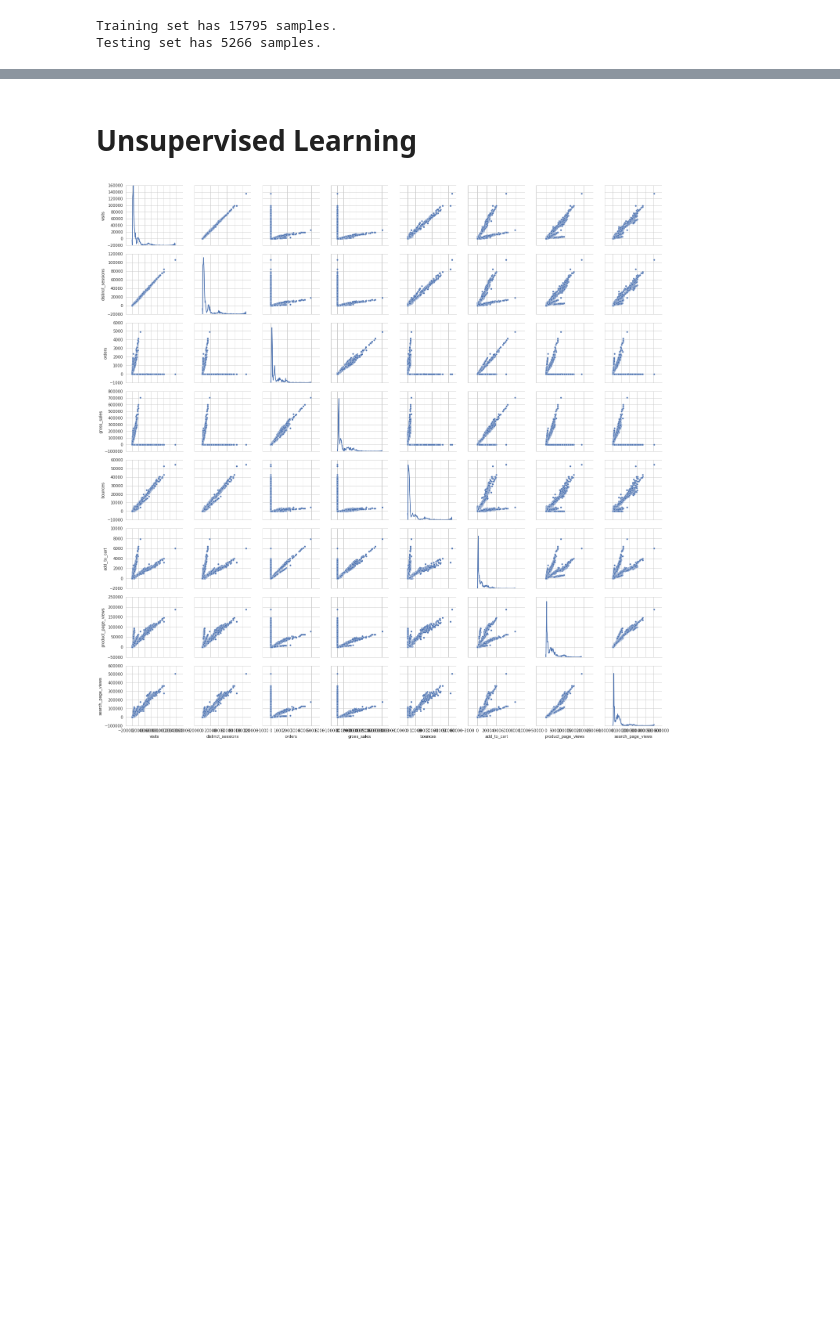
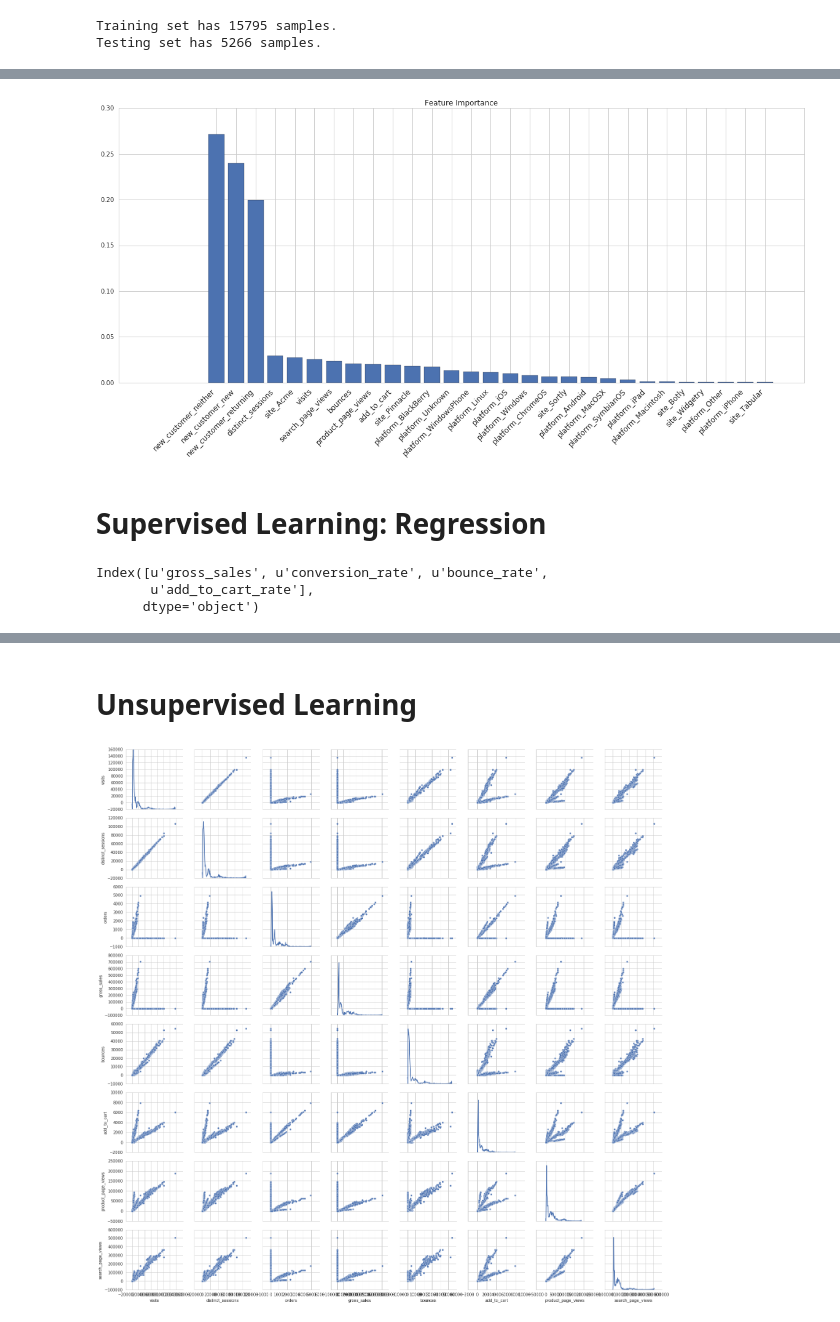
Before and after one commit to hangyao/Zappos, a Jupyter notebook: zappos.ipynb, the cells around one changed output, grey strips where cells are left out. Drawn from its saved outputs; the diff is of its cells as text; code cells hidden in the pictures; blank space fills up the shorter version.

```diff
--- a/zappos.ipynb
+++ b/zappos.ipynb
@@ -235,0 +343,44 @@ TypeError: float() argument must be a string or a number
+# %%
+result = [['visits', 0.0254646334116],
+       ['distinct_sessions', 0.0291783192708],
+       ['bounces', 0.0206578636087],
+       ['add_to_cart', 0.0191534491752],
+       ['product_page_views', 0.0203439093359],
+       ['search_page_views', 0.023484155642],
+       ['site_Acme', 0.0277150996665],
+       ['site_Botly', 0.000918560025391],
+       ['site_Pinnacle', 0.0184023871445],
+       ['site_Sortly', 0.00633075522575],
+       ['site_Tabular', 0.000472614939269],
+       ['site_Widgetry', 0.000840068953317],
+       ['new_customer_neither', 0.271580437523],
+       ['new_customer_new', 0.240035680102],
+       ['new_customer_returning', 0.199467487512],
+       ['platform_Android', 0.00605151164039],
+       ['platform_BlackBerry', 0.0174679781931],
+       ['platform_ChromeOS', 0.00651014694356],
+       ['platform_Linux', 0.0110381436382],
+       ['platform_MacOSX', 0.00435312658104],
+       ['platform_Macintosh', 0.00115356793403],
+       ['platform_Other', 0.000773298458984],
+       ['platform_SymbianOS', 0.00352329620398],
+       ['platform_Unknown', 0.0131716151088],
+       ['platform_Windows', 0.00797751898302],
+       ['platform_WindowsPhone', 0.0119325363962],
+       ['platform_iOS', 0.0097869275507],
+       ['platform_iPad', 0.00151032765986],
+       ['platform_iPhone', 0.000704583172372]]
+result_1 = [tuple(l) for l in result]
+result_2 = sorted(result_1, key=lambda tup: tup[1], reverse=True)
+result_3 = zip(*result_2)
+rcParams['figure.figsize'] = 20, 8
+figure = plt.figure()
+plt.bar(range(len(result_3[1])),result_3[1],align='center')
+plt.xticks(range(len(result_3[1])), result_3[0], size=12)
+plt.setp(plt.xticks()[1], rotation=45, ha='right')
+plt.title('Feature Importance')
+plt.show()
+# %% [output]
+[figure, added]
+# %% [markdown]
+# Supervised Learning: Regression
@@ -235,0 +393,16 @@ TypeError: float() argument must be a string or a number
+# %%
+data_reduce2 = data.drop(['day', 'visits', 'distinct_sessions', 'orders', 'bounces', 'add_to_cart',
+                         'product_page_views', 'search_page_views', 'spent'],
+                         axis=1, inplace=False)
+feature_cols = list(data_reduce2.columns[:3])
+target_col = data_reduce2.columns[3:]
+X_all = data_reduce2[feature_cols]
+y1_all = data_reduce2[target_col[0]]
+y2_all = data_reduce2[target_col[1]]
+y3_all = data_reduce2[target_col[2]]
+y4_all = data_reduce2[target_col[3]]
+print target_col
+# %% [output]
+Index([u'gross_sales', u'conversion_rate', u'bounce_rate',
+       u'add_to_cart_rate'],
+      dtype='object')
```
Also changed, not shown: parts of 36 cells of this notebook, 1 other file.
